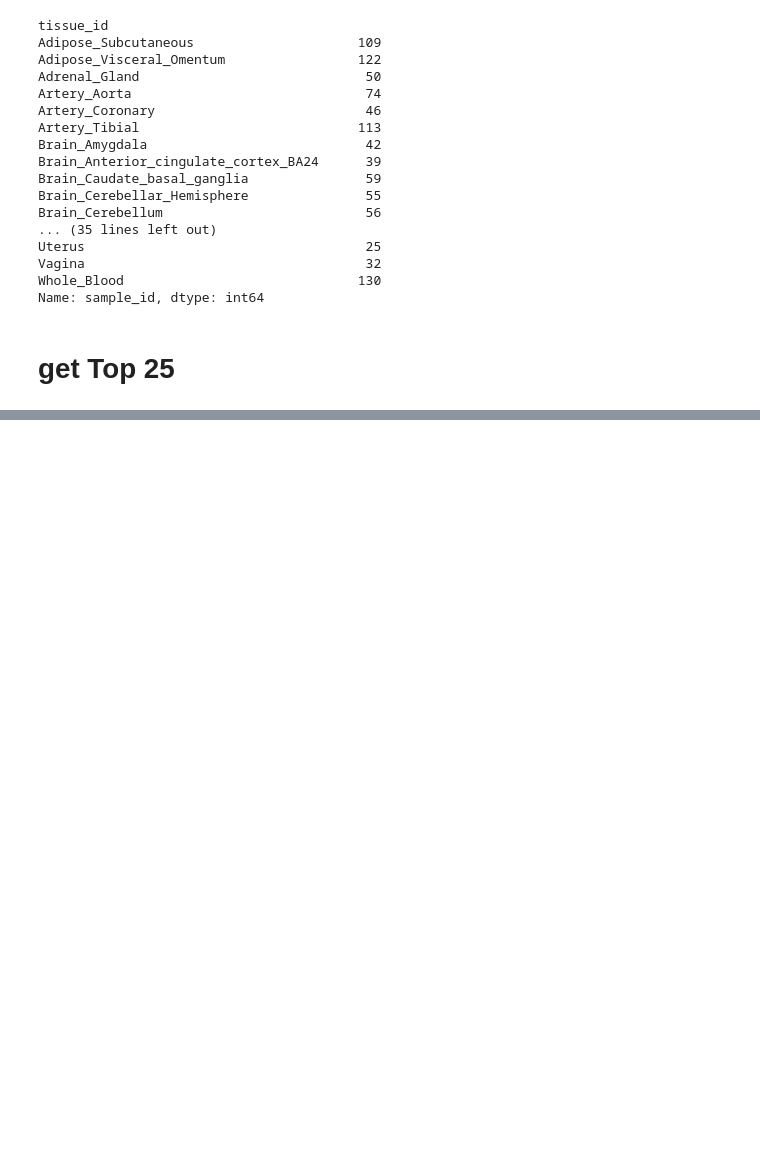
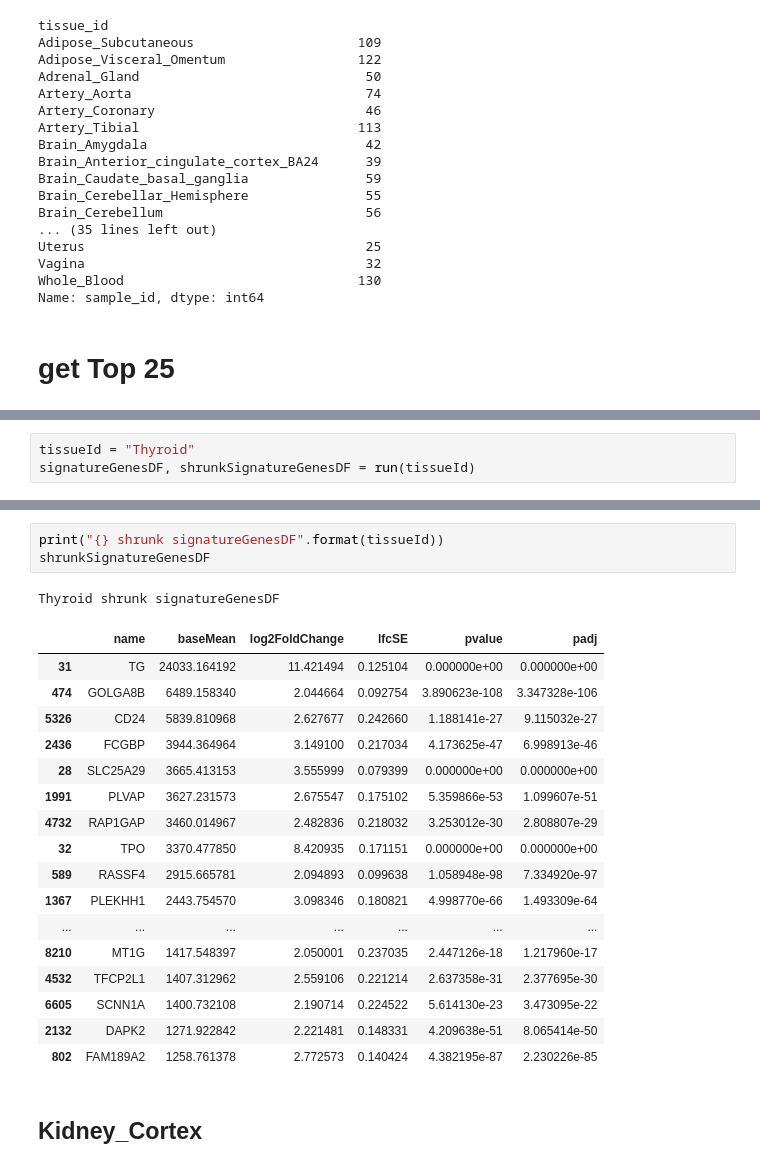
Before and after one commit to aedavids/extraCellularRNA, a Jupyter notebook: terra/deseq/doc/plots/jupyterNotebooks/GTExValidateExploration.ipynb, the cells around one changed output, grey strips where cells are left out. Drawn from its saved outputs; the diff is of its cells as text; blank space fills up the shorter version.

```diff
--- a/terra/deseq/doc/plots/jupyterNotebooks/GTExValidateExploration.ipynb
+++ b/terra/deseq/doc/plots/jupyterNotebooks/GTExValidateExploration.ipynb
@@ -219,0 +262,3 @@ saved to file: ../data/signatureGenesValidateKidney_Cortex.csv
+# %%
+tissueId = "Thyroid"
+signatureGenesDF, shrunkSignatureGenesDF = run(tissueId)
@@ -219,0 +297,24 @@ saved to file: ../data/signatureGenesValidateKidney_Cortex.csv
+# %%
+print("{} shrunk signatureGenesDF".format(tissueId))
+shrunkSignatureGenesDF
+# %% [output]
+Thyroid shrunk signatureGenesDF
+|  | name | baseMean | log2FoldChange | lfcSE | pvalue | padj |
+| 31 | TG | 24033.164192 | 11.421494 | 0.125104 | 0.000000e+00 | 0.000000e+00 |
+| 474 | GOLGA8B | 6489.158340 | 2.044664 | 0.092754 | 3.890623e-108 | 3.347328e-106 |
+| 5326 | CD24 | 5839.810968 | 2.627677 | 0.242660 | 1.188141e-27 | 9.115032e-27 |
+| 2436 | FCGBP | 3944.364964 | 3.149100 | 0.217034 | 4.173625e-47 | 6.998913e-46 |
+| 28 | SLC25A29 | 3665.413153 | 3.555999 | 0.079399 | 0.000000e+00 | 0.000000e+00 |
+| 1991 | PLVAP | 3627.231573 | 2.675547 | 0.175102 | 5.359866e-53 | 1.099607e-51 |
+| 4732 | RAP1GAP | 3460.014967 | 2.482836 | 0.218032 | 3.253012e-30 | 2.808807e-29 |
+| 32 | TPO | 3370.477850 | 8.420935 | 0.171151 | 0.000000e+00 | 0.000000e+00 |
+| 589 | RASSF4 | 2915.665781 | 2.094893 | 0.099638 | 1.058948e-98 | 7.334920e-97 |
+| 1367 | PLEKHH1 | 2443.754570 | 3.098346 | 0.180821 | 4.998770e-66 | 1.493309e-64 |
+| ... | ... | ... | ... | ... | ... | ... |
+| 8210 | MT1G | 1417.548397 | 2.050001 | 0.237035 | 2.447126e-18 | 1.217960e-17 |
+| 4532 | TFCP2L1 | 1407.312962 | 2.559106 | 0.221214 | 2.637358e-31 | 2.377695e-30 |
+| 6605 | SCNN1A | 1400.732108 | 2.190714 | 0.224522 | 5.614130e-23 | 3.473095e-22 |
+| 2132 | DAPK2 | 1271.922842 | 2.221481 | 0.148331 | 4.209638e-51 | 8.065414e-50 |
+| 802 | FAM189A2 | 1258.761378 | 2.772573 | 0.140424 | 4.382195e-87 | 2.230226e-85 |
+# %% [markdown]
+## Kidney_Cortex
```
Also changed, not shown: parts of 29 cells of this notebook, 5 other files.
